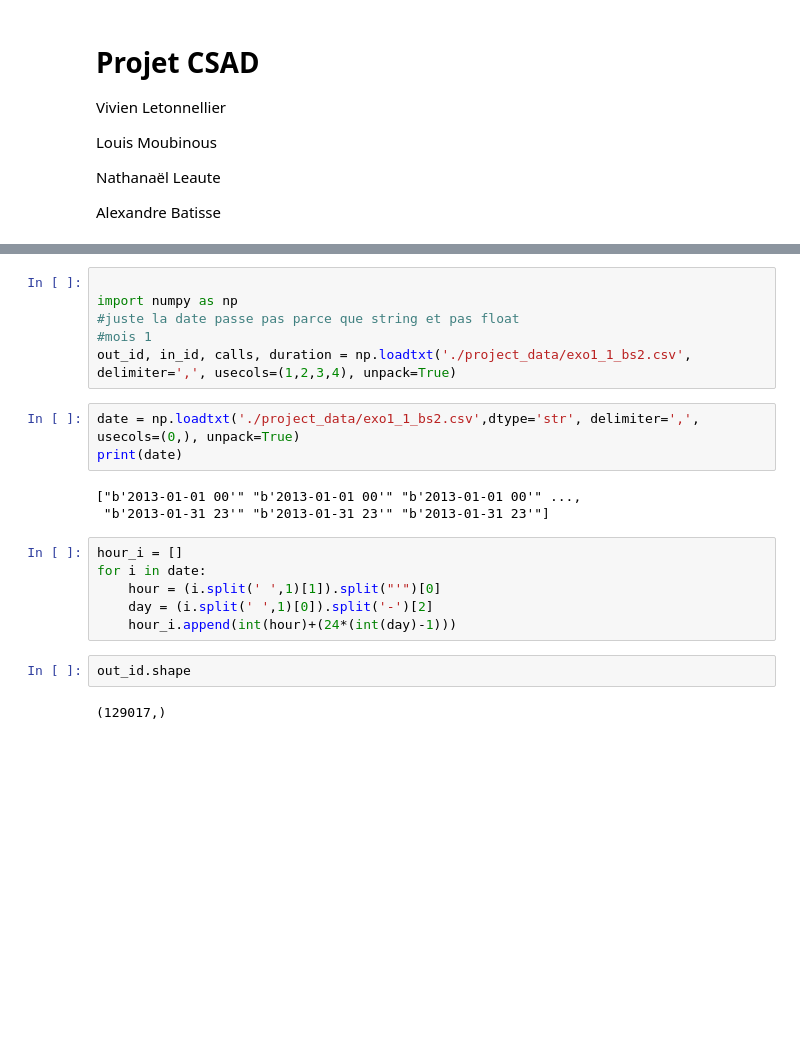
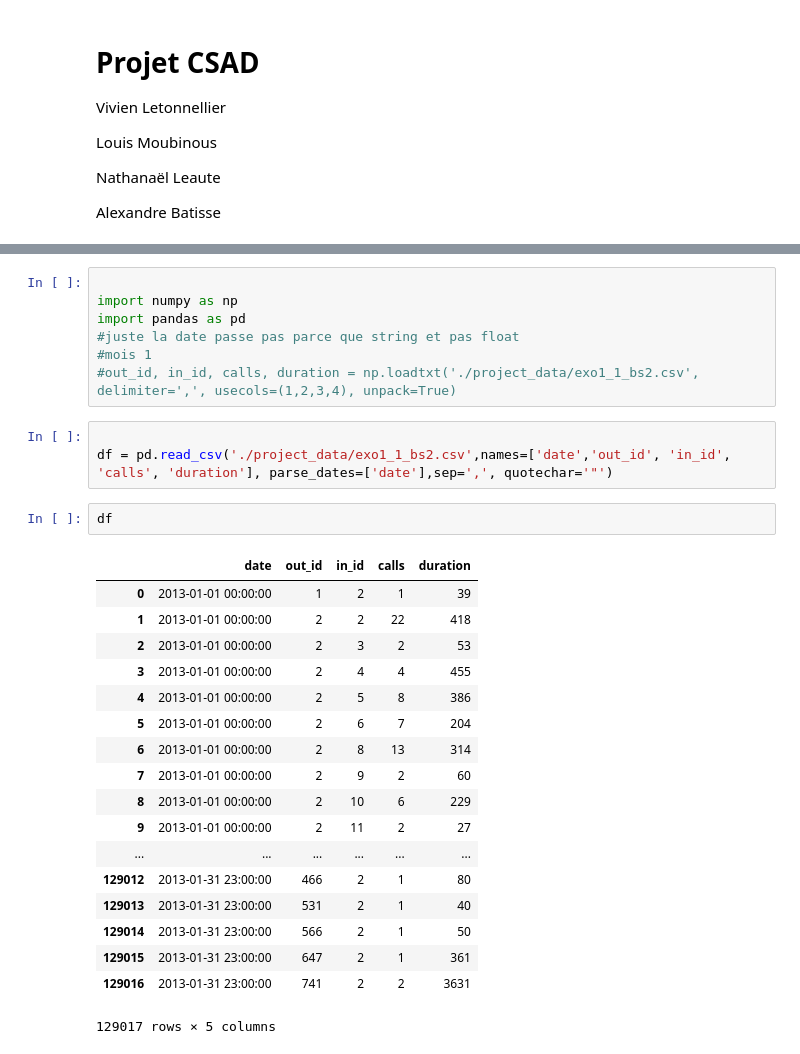
Before and after one commit to Nlte/csad, a Jupyter notebook: csad.ipynb, the cells around one changed output, grey strips where cells are left out. Cells and saved outputs as stored; diff of their text form; blank space fills up the shorter version.

Commit message:
transition np.load vers pd.read

```diff
--- a/csad.ipynb
+++ b/csad.ipynb
@@ -16,22 +16,31 @@ awk -F","  'BEGIN {OFS=","} { if (\$2 == "2" || \$3 == "2")  print }' SET1V_02.C
 # %%
 
 import numpy as np
+import pandas as pd
 #juste la date passe pas parce que string et pas float
 #mois 1
-out_id, in_id, calls, duration = np.loadtxt('./project_data/exo1_1_bs2.csv', delimiter=',', usecols=(1,2,3,4), unpack=True)
+#out_id, in_id, calls, duration = np.loadtxt('./project_data/exo1_1_bs2.csv', delimiter=',', usecols=(1,2,3,4), unpack=True)
-# %%
-date = np.loadtxt('./project_data/exo1_1_bs2.csv',dtype='str', delimiter=',', usecols=(0,), unpack=True)
-print(date)
-# %% [output]
-["b'2013-01-01 00'" "b'2013-01-01 00'" "b'2013-01-01 00'" ...,
- "b'2013-01-31 23'" "b'2013-01-31 23'" "b'2013-01-31 23'"]
-# %%
-hour_i = []
-for i in date:
-    hour = (i.split(' ',1)[1]).split("'")[0]
-    day = (i.split(' ',1)[0]).split('-')[2]
-    hour_i.append(int(hour)+(24*(int(day)-1)))
-# %%
-out_id.shape
-# %% [output]
-(129017,)
+# %%
+
+df = pd.read_csv('./project_data/exo1_1_bs2.csv',names=['date','out_id', 'in_id', 'calls', 'duration'], parse_dates=['date'],sep=',', quotechar='"')
+# %%
+df
+# %% [output]
+|  | date | out_id | in_id | calls | duration |
+| 0 | 2013-01-01 00:00:00 | 1 | 2 | 1 | 39 |
+| 1 | 2013-01-01 00:00:00 | 2 | 2 | 22 | 418 |
+| 2 | 2013-01-01 00:00:00 | 2 | 3 | 2 | 53 |
+| 3 | 2013-01-01 00:00:00 | 2 | 4 | 4 | 455 |
+| 4 | 2013-01-01 00:00:00 | 2 | 5 | 8 | 386 |
+| 5 | 2013-01-01 00:00:00 | 2 | 6 | 7 | 204 |
+| 6 | 2013-01-01 00:00:00 | 2 | 8 | 13 | 314 |
+| 7 | 2013-01-01 00:00:00 | 2 | 9 | 2 | 60 |
+| 8 | 2013-01-01 00:00:00 | 2 | 10 | 6 | 229 |
+| 9 | 2013-01-01 00:00:00 | 2 | 11 | 2 | 27 |
+| ... | ... | ... | ... | ... | ... |
+| 129012 | 2013-01-31 23:00:00 | 466 | 2 | 1 | 80 |
+| 129013 | 2013-01-31 23:00:00 | 531 | 2 | 1 | 40 |
+| 129014 | 2013-01-31 23:00:00 | 566 | 2 | 1 | 50 |
+| 129015 | 2013-01-31 23:00:00 | 647 | 2 | 1 | 361 |
+| 129016 | 2013-01-31 23:00:00 | 741 | 2 | 2 | 3631 |
+129017 rows × 5 columns
```
Also changed, not shown: parts of 6 cells of this notebook, 2 other files.
